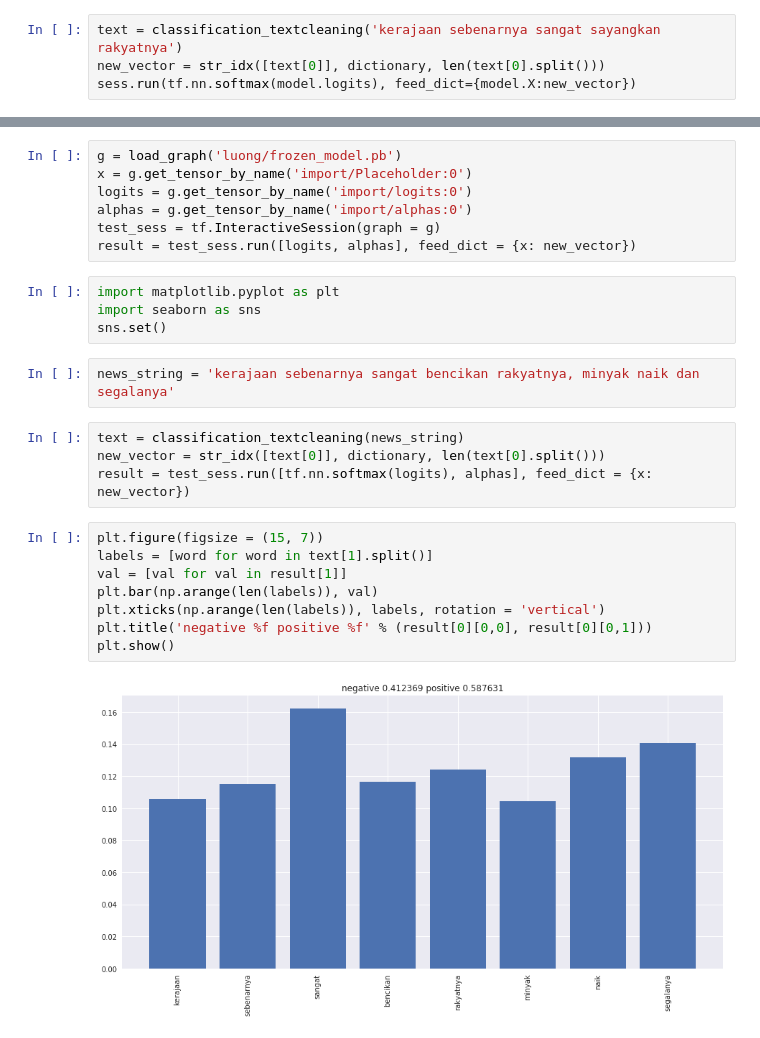
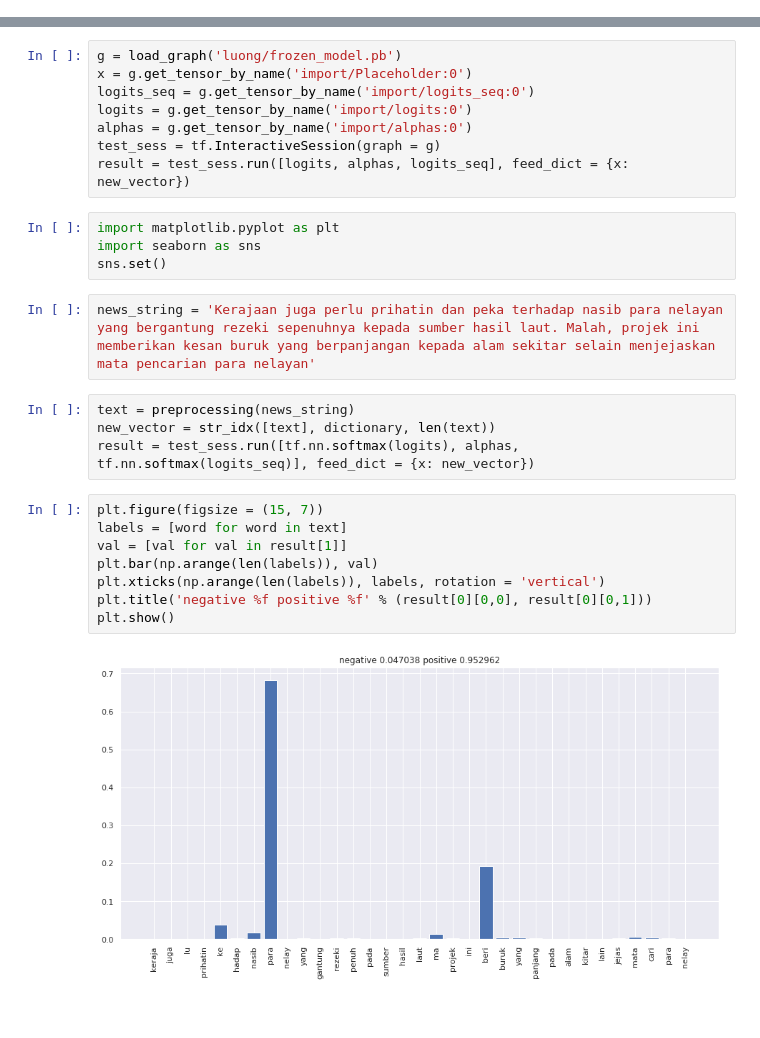
Before and after one commit to mesolitica/malaya, a Jupyter notebook: session/subjectivity/luong.ipynb, the cells around one changed output, grey strips where cells are left out. Saved outputs shown, nothing was run; the diff lists cells and outputs as text.

```diff
--- a/session/subjectivity/luong.ipynb
+++ b/session/subjectivity/luong.ipynb
@@ -389,4 +360,0 @@ array([[0.49368092, 0.50631905]], dtype=float32)
-# %%
-text = classification_textcleaning('kerajaan sebenarnya sangat sayangkan rakyatnya')
-new_vector = str_idx([text[0]], dictionary, len(text[0].split()))
-sess.run(tf.nn.softmax(model.logits), feed_dict={model.X:new_vector})
@@ -446,27 +404,28 @@ def load_graph(frozen_graph_filename):
 # %%
 g = load_graph('luong/frozen_model.pb')
 x = g.get_tensor_by_name('import/Placeholder:0')
+logits_seq = g.get_tensor_by_name('import/logits_seq:0')
 logits = g.get_tensor_by_name('import/logits:0')
 alphas = g.get_tensor_by_name('import/alphas:0')
 test_sess = tf.InteractiveSession(graph = g)
-result = test_sess.run([logits, alphas], feed_dict = {x: new_vector})
+result = test_sess.run([logits, alphas, logits_seq], feed_dict = {x: new_vector})
 # %%
 import matplotlib.pyplot as plt
 import seaborn as sns
 sns.set()
-# %%
-news_string = 'kerajaan sebenarnya sangat bencikan rakyatnya, minyak naik dan segalanya'
+# %%
+news_string = 'Kerajaan juga perlu prihatin dan peka terhadap nasib para nelayan yang bergantung rezeki sepenuhnya kepada sumber hasil laut. Malah, projek ini memberikan kesan buruk yang berpanjangan kepada alam sekitar selain menjejaskan mata pencarian para nelayan'
 # %%
-text = classification_textcleaning(news_string)
-new_vector = str_idx([text[0]], dictionary, len(text[0].split()))
-result = test_sess.run([tf.nn.softmax(logits), alphas], feed_dict = {x: new_vector})
+text = preprocessing(news_string)
+new_vector = str_idx([text], dictionary, len(text))
+result = test_sess.run([tf.nn.softmax(logits), alphas, tf.nn.softmax(logits_seq)], feed_dict = {x: new_vector})
 # %%
 plt.figure(figsize = (15, 7))
-labels = [word for word in text[1].split()]
+labels = [word for word in text]
 val = [val for val in result[1]]
 plt.bar(np.arange(len(labels)), val)
 plt.xticks(np.arange(len(labels)), labels, rotation = 'vertical')
 plt.title('negative %f positive %f' % (result[0][0,0], result[0][0,1]))
 plt.show()
 # %% [output]
-[figure, old version]
+[figure, new version]
```
Also changed, not shown: parts of 26 cells of this notebook, 25 other files.
